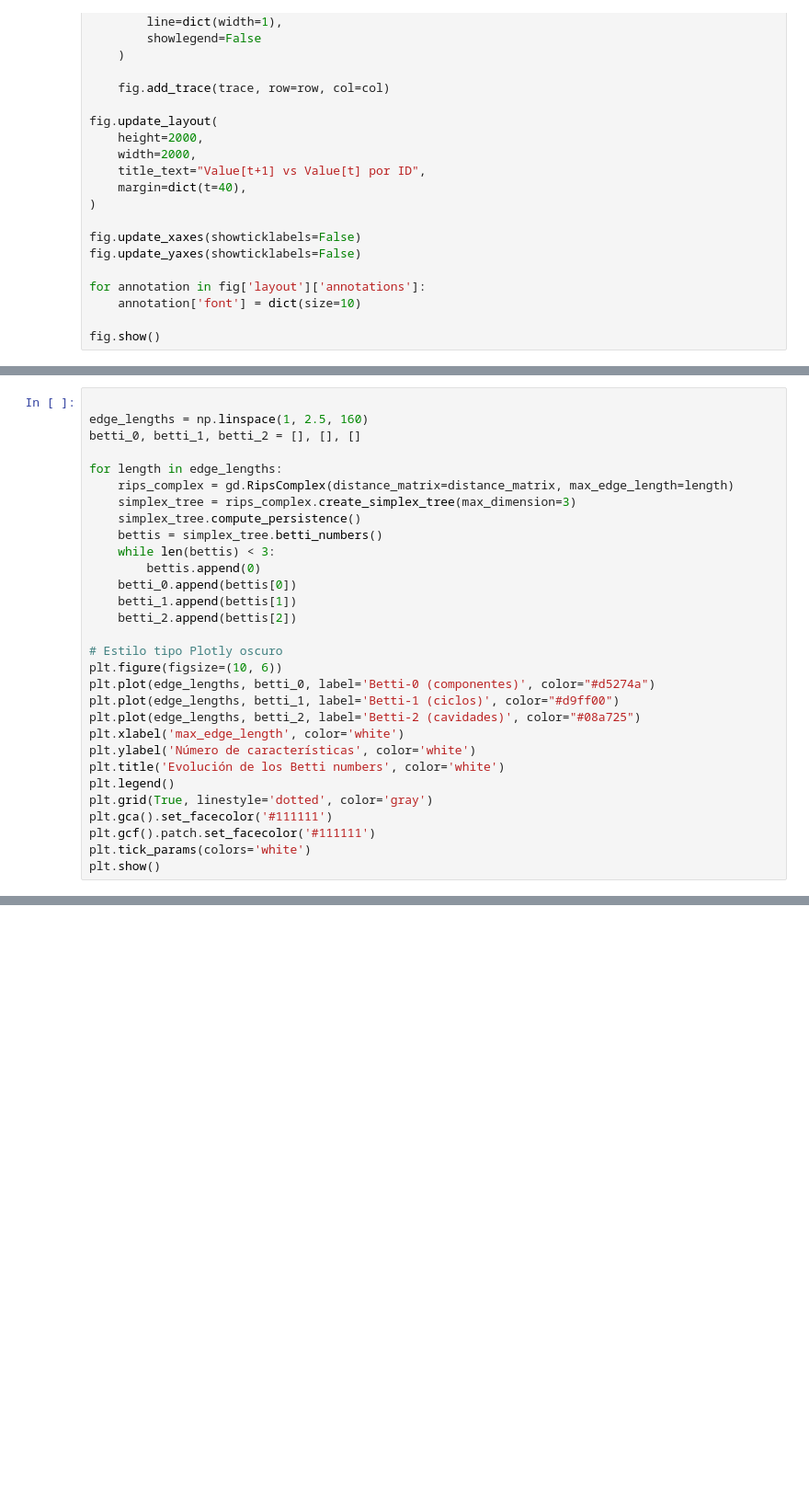
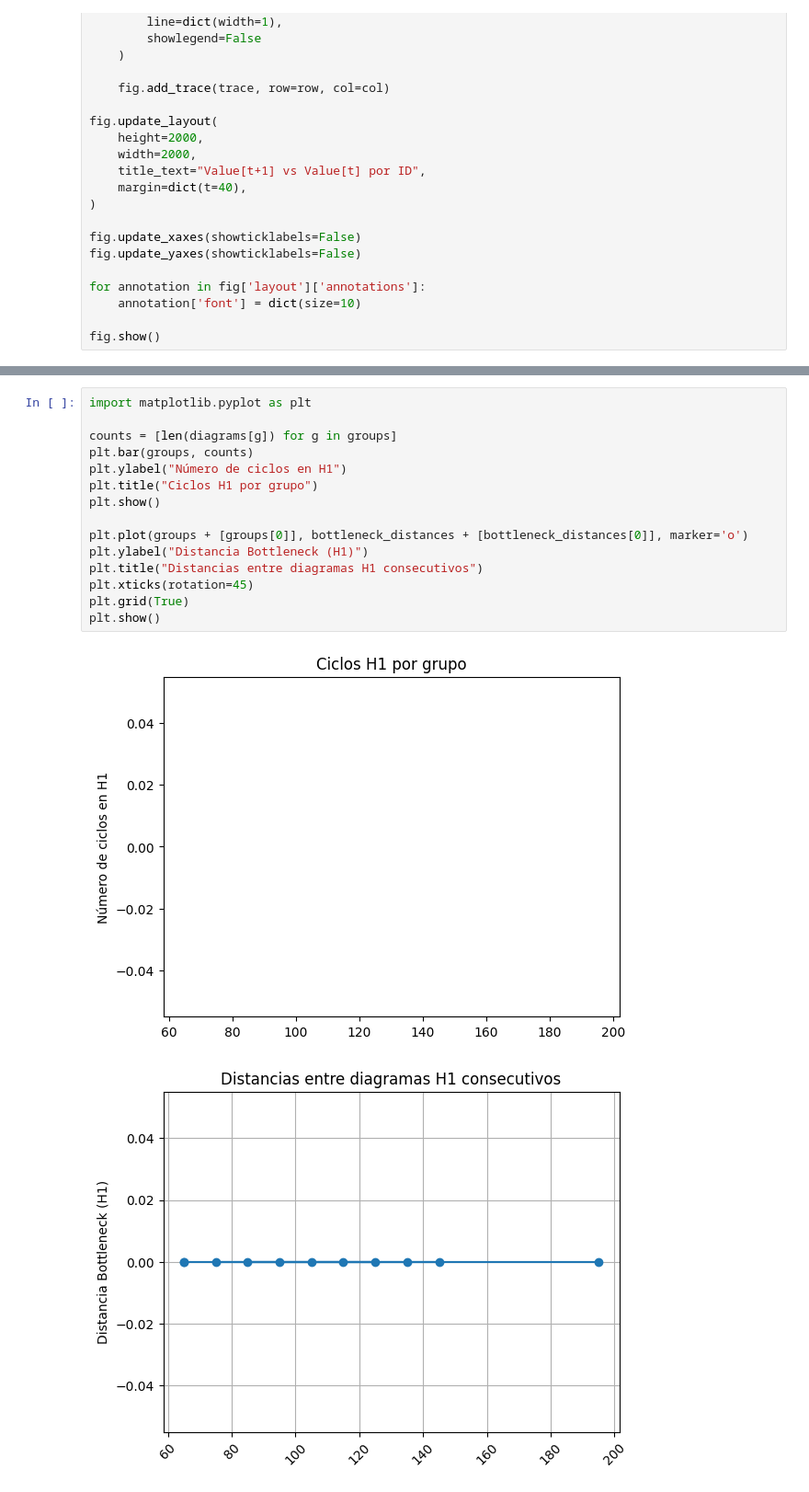
Before and after one commit to bacaSantiago/Time-series-TDA-, a Jupyter notebook: testTDA.ipynb, the cells around one changed output, grey strips where cells are left out. Shown at 92% size. Saved outputs shown, nothing was run; the diff lists cells and outputs as text; blank space fills up the shorter version.

```diff
--- a/testTDA.ipynb
+++ b/testTDA.ipynb
@@ -928,30 +113,0 @@ Betti numbers: [5, 6, 0]
-# %%
-
-edge_lengths = np.linspace(1, 2.5, 160)
-betti_0, betti_1, betti_2 = [], [], []
-
-for length in edge_lengths:
-    rips_complex = gd.RipsComplex(distance_matrix=distance_matrix, max_edge_length=length)
-    simplex_tree = rips_complex.create_simplex_tree(max_dimension=3)
-    simplex_tree.compute_persistence()
-    bettis = simplex_tree.betti_numbers()
-    while len(bettis) < 3:
-        bettis.append(0)
-    betti_0.append(bettis[0])
-    betti_1.append(bettis[1])
-    betti_2.append(bettis[2])
-
-# Estilo tipo Plotly oscuro
-plt.figure(figsize=(10, 6))
-plt.plot(edge_lengths, betti_0, label='Betti-0 (componentes)', color="#d5274a")
-plt.plot(edge_lengths, betti_1, label='Betti-1 (ciclos)', color="#d9ff00")
-plt.plot(edge_lengths, betti_2, label='Betti-2 (cavidades)', color="#08a725")
-plt.xlabel('max_edge_length', color='white')
-plt.ylabel('Número de características', color='white')
-plt.title('Evolución de los Betti numbers', color='white')
-plt.legend()
-plt.grid(True, linestyle='dotted', color='gray')
-plt.gca().set_facecolor('#111111')
-plt.gcf().patch.set_facecolor('#111111')
-plt.tick_params(colors='white')
-plt.show()
@@ -959,0 +688,18 @@ plt.show()
+# %%
+import matplotlib.pyplot as plt
+
+counts = [len(diagrams[g]) for g in groups]
+plt.bar(groups, counts)
+plt.ylabel("Número de ciclos en H1")
+plt.title("Ciclos H1 por grupo")
+plt.show()
+
+plt.plot(groups + [groups[0]], bottleneck_distances + [bottleneck_distances[0]], marker='o')
+plt.ylabel("Distancia Bottleneck (H1)")
+plt.title("Distancias entre diagramas H1 consecutivos")
+plt.xticks(rotation=45)
+plt.grid(True)
+plt.show()
+# %% [output]
+[figure, added]
+[figure, added]
```
Also changed, not shown: parts of 36 cells of this notebook, 32 other files.
